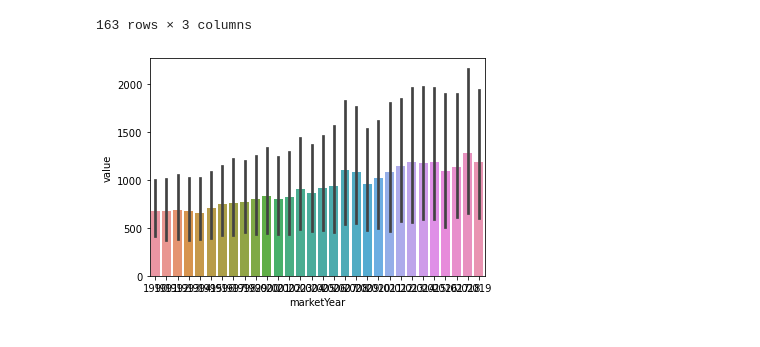
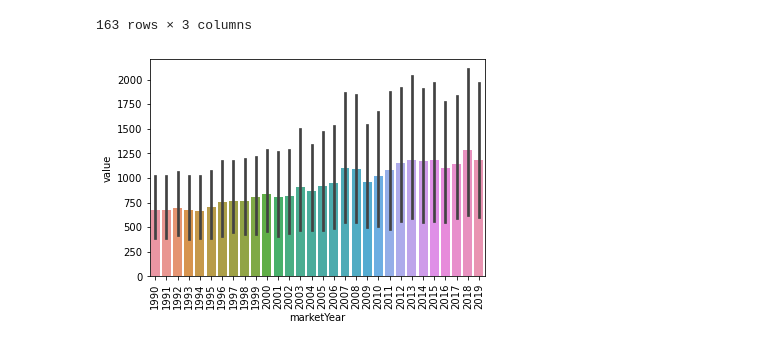
Before and after one commit to DmitriyKhodykin/AgroUS, a Jupyter notebook: notebooks/analytics.ipynb, the cells around one changed output. Saved outputs shown, nothing was run; the diff lists cells and outputs as text; code cells hidden in the pictures.

```diff
--- a/notebooks/analytics.ipynb
+++ b/notebooks/analytics.ipynb
@@ -117,10 +117,17 @@ sugar_production[sugar_production['marketYear'] == '2000']
 | 1291137 | 2000 | 00 | 0.0 |
 | 1291153 | 2000 | 00 | 197.0 |
 163 rows × 3 columns
-# %%
-seaborn.barplot(
-    x = sugar_production['marketYear'],
-    y = sugar_production['value']
-);
-# %% [output]
-[figure, removed]
+# %%
+def show_barplot(data, x_label, y_label):
+    """
+    Show seaborn barplot.
+    """
+    seaborn.barplot(
+        x = data[x_label],
+        y = data[y_label])
+    plt.xticks(rotation=90)
+    plt.show();
+
+show_barplot(sugar_production, 'marketYear', 'value')
+# %% [output]
+[figure, added]
```
